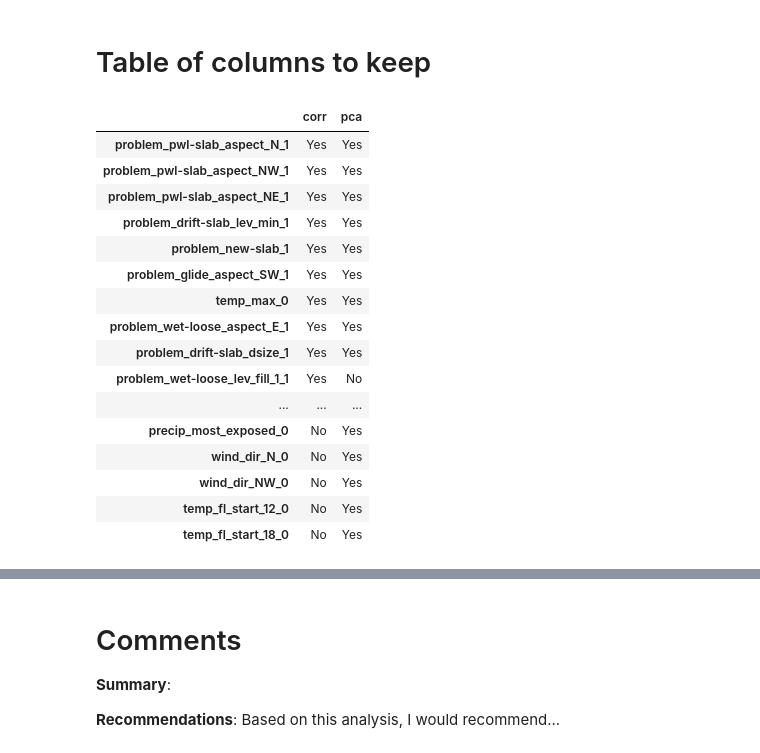
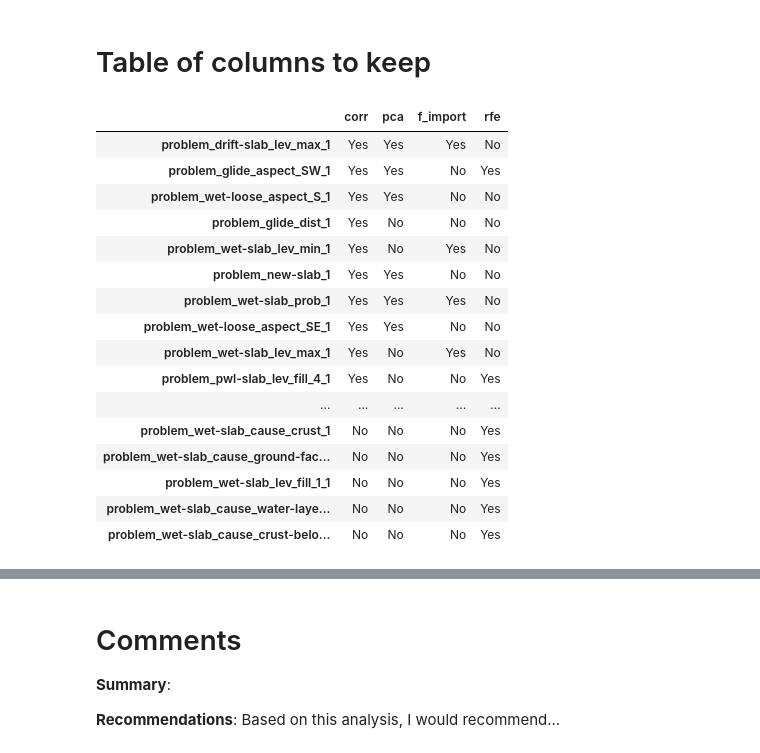
Before and after one commit to NVE/avalanche_ml, a Jupyter notebook: notebooks/analysis/1_feature_reduction.ipynb, the cells around one changed output, grey strips where cells are left out. Cells and saved outputs as stored; diff of their text form; code cells hidden in the pictures.

Commit message:
adding feature importances and beginnings of recursive feature elimination sections

```diff
--- a/notebooks/analysis/1_feature_reduction.ipynb
+++ b/notebooks/analysis/1_feature_reduction.ipynb
@@ -431,0 +451,3 @@ plot_importances(labeled_data.data, labels, forest_model)
+# %%
+keep_columns_rf = ranked_columns[:35]
+keep_columns_rf
@@ -431,0 +478,23 @@ plot_importances(labeled_data.data, labels, forest_model)
+# %%
+# let's time the whole process
+start = time.time()
+
+# create the RFE object
+#svc = SVC(kernel="linear", C=1)
+lr = LinearRegression()
+#lr = sklearn.linear_model.LogisticRegression()
+#sgd = SGDClassifier()
+#rtc = RandomForestRegression()
+model = lr
+
+n_features = 50
+rfe = RFE(estimator=model, n_features_to_select=n_features, step=5, verbose=0)
+
+# X and y were defined in the previous section on feature importances
+print('Starting RFE to select top {} features.'.format(n_features))
+#rfe.fit(X, y.iloc[:, 0])
+rfe.fit(X, y)
+
+end = time.time()
+total_time = end - start
+print('RFE took {}s with a {} model'.format(total_time, model))
@@ -431,0 +529,3 @@ plot_importances(labeled_data.data, labels, forest_model)
+# %%
+f_elim_df = pd.DataFrame(rfe.ranking_, index=X.columns, columns=['Rank']).sort_values(by='Rank',ascending=True)
+f_elim_df.head(n_features)
@@ -431,0 +550,3 @@ plot_importances(labeled_data.data, labels, forest_model)
+# %%
+keep_columns_rfe = f_elim_df.index.values[:n_features]
+keep_columns_rfe
@@ -440,33 +579,34 @@ def color_keep_cols(val):
     color = 'lime' if val == 'Yes' else 'red'
     return 'background-color: %s' % color
 # %%
-#keep_cols_index = list(set(keep_columns_correlations) | set(keep_columns_pca))
-
 series_corr = pd.Series(np.ones(len(keep_columns_correlations)), index=keep_columns_correlations, name='corr')
 series_pca = pd.Series(np.ones(len(keep_columns_pca)), index=keep_columns_pca, name='pca')
+series_rf = pd.Series(np.ones(len(keep_columns_rf)), index=keep_columns_rf, name='f_import')
+series_rfe = pd.Series(np.ones(len(keep_columns_rfe)), index=keep_columns_rfe, name='rfe')
 
-concat_list = [series_corr, series_pca]
+concat_list = [series_corr, series_pca, series_rf, series_rfe]
 df_keep = pd.concat(concat_list, axis=1)
 df_keep.replace(1, 'Yes', inplace=True)
 df_keep.replace(np.nan, 'No', inplace=True)
+#df_keep.shape
 
 recommend_keep = df_keep.style.applymap(color_keep_cols)
 recommend_keep
 # %% [output]
-|  | corr | pca |
-| problem_pwl-slab_aspect_N_1 | Yes | Yes |
-| problem_pwl-slab_aspect_NW_1 | Yes | Yes |
-| problem_pwl-slab_aspect_NE_1 | Yes | Yes |
-| problem_drift-slab_lev_min_1 | Yes | Yes |
-| problem_new-slab_1 | Yes | Yes |
-| problem_glide_aspect_SW_1 | Yes | Yes |
-| temp_max_0 | Yes | Yes |
-| problem_wet-loose_aspect_E_1 | Yes | Yes |
-| problem_drift-slab_dsize_1 | Yes | Yes |
-| problem_wet-loose_lev_fill_1_1 | Yes | No |
-| ... | ... | ... |
-| precip_most_exposed_0 | No | Yes |
-| wind_dir_N_0 | No | Yes |
-| wind_dir_NW_0 | No | Yes |
-| temp_fl_start_12_0 | No | Yes |
-| temp_fl_start_18_0 | No | Yes |
+|  | corr | pca | f_import | rfe |
+| problem_drift-slab_lev_max_1 | Yes | Yes | Yes | No |
+| problem_glide_aspect_SW_1 | Yes | Yes | No | Yes |
+| problem_wet-loose_aspect_S_1 | Yes | Yes | No | No |
+| problem_glide_dist_1 | Yes | No | No | No |
+| problem_wet-slab_lev_min_1 | Yes | No | Yes | No |
+| problem_new-slab_1 | Yes | Yes | No | No |
+| problem_wet-slab_prob_1 | Yes | Yes | Yes | No |
+| problem_wet-loose_aspect_SE_1 | Yes | Yes | No | No |
+| problem_wet-slab_lev_max_1 | Yes | No | Yes | No |
+| problem_pwl-slab_lev_fill_4_1 | Yes | No | No | Yes |
+| ... | ... | ... | ... | ... |
+| problem_wet-slab_cause_crust_1 | No | No | No | Yes |
+| problem_wet-slab_cause_ground-fac... | No | No | No | Yes |
+| problem_wet-slab_lev_fill_1_1 | No | No | No | Yes |
+| problem_wet-slab_cause_water-laye... | No | No | No | Yes |
+| problem_wet-slab_cause_crust-belo... | No | No | No | Yes |
```
Also changed, not shown: parts of 21 cells of this notebook.
